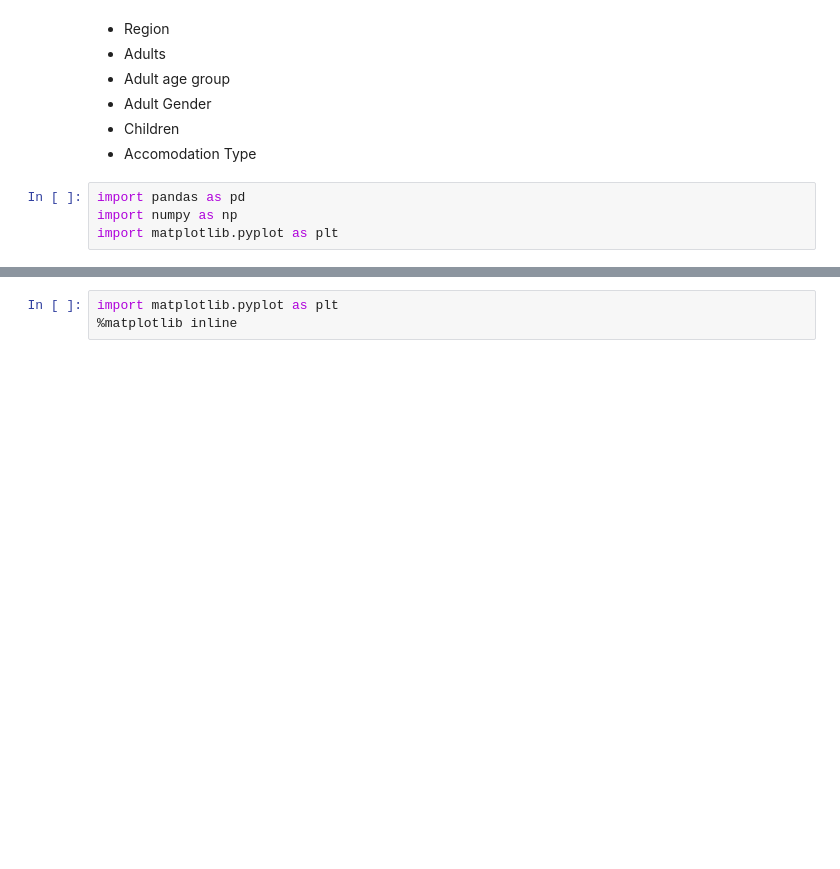
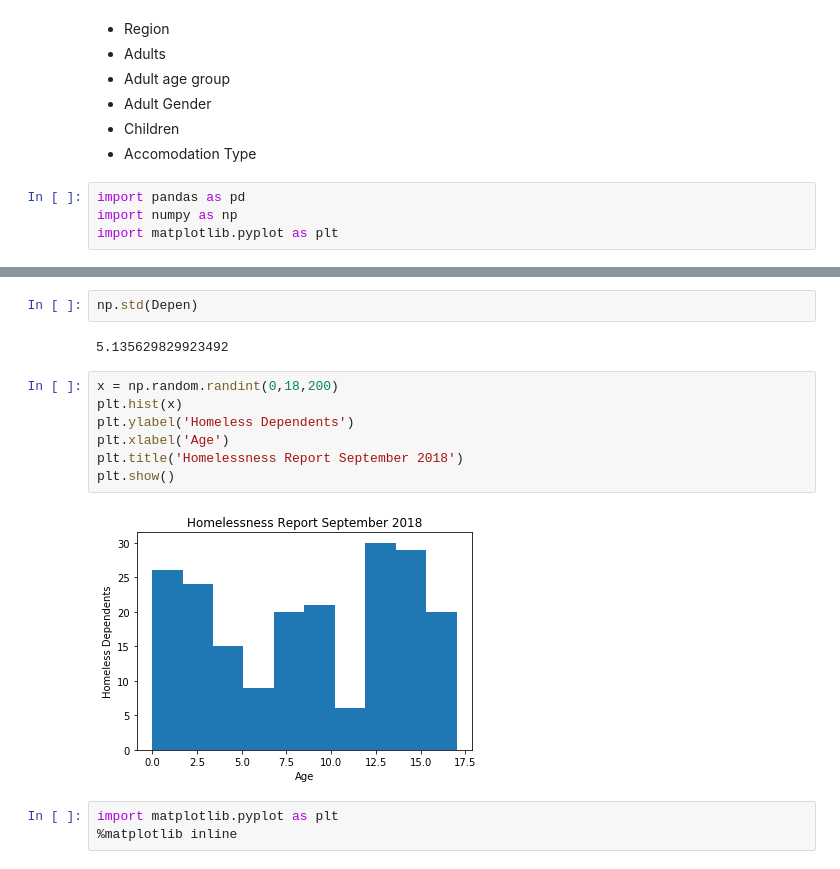
Before and after one commit to MarianneLawless/Programming-DA-Project, a Jupyter notebook: Programming for Data Analysis Project 2018.ipynb, the cells around one changed output, grey strips where cells are left out. Drawn from its saved outputs; the diff is of its cells as text; blank space fills up the shorter version.

```diff
--- a/Programming for Data Analysis Project 2018.ipynb
+++ b/Programming for Data Analysis Project 2018.ipynb
@@ -172,3 +190,16 @@ np.median(Depen)
+# %%
+np.std(Depen)
+# %% [output]
+5.135629829923492
+# %%
+x = np.random.randint(0,18,200)
+plt.hist(x)
+plt.ylabel('Homeless Dependents')
+plt.xlabel('Age')
+plt.title('Homelessness Report September 2018')
+plt.show()
+# %% [output]
+[figure, added]
 # %%
 import matplotlib.pyplot as plt
 %matplotlib inline
```
Also changed, not shown: parts of 26 cells of this notebook.
